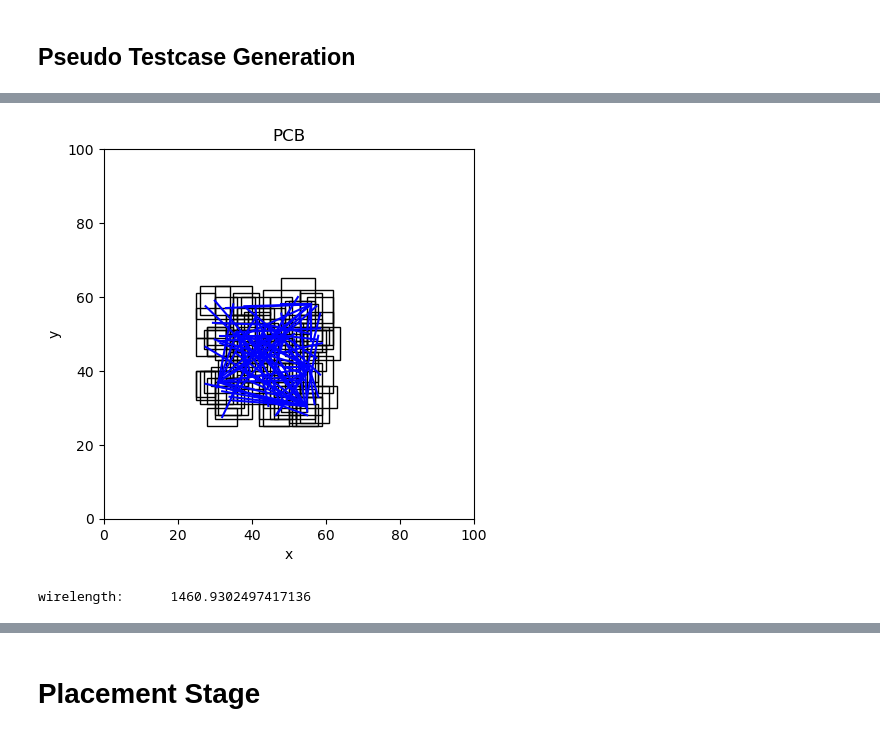
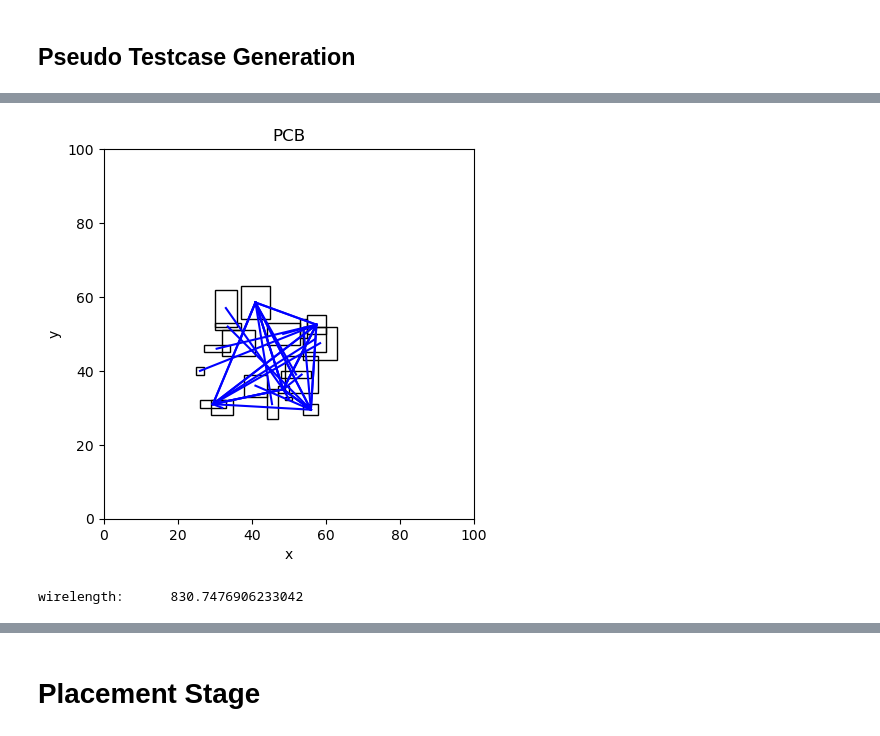
Before and after one commit to Dinple/PointCloudPlacer, a Jupyter notebook: run_baseline.ipynb, the cells around one changed output, grey strips where cells are left out. Saved outputs shown, nothing was run; the diff lists cells and outputs as text; code cells hidden in the pictures.

```diff
--- a/run_baseline.ipynb
+++ b/run_baseline.ipynb
@@ -78,17 +138,17 @@ net_1 box_1 ['box_1', 'box_3', 'box_5', 'box_7', 'box_9']
 # %%
 # pickle the canvas
-pickle_id = '09'
-# with open(f"./testcase/pcb_canvas_{pickle_id}.pkl", "wb") as f:
-#     pickle.dump(pcb_canvas, f)
+pickle_id = '10'
+with open(f"./testcase/pcb_canvas_{pickle_id}.pkl", "wb") as f:
+    pickle.dump(pcb_canvas, f)
 # load the canvas
 with open(f"./testcase/pcb_canvas_{pickle_id}.pkl", "rb") as f:
     pcb_canvas = pickle.load(f)
 
 pcb_canvas.plot()
 print("wirelength:\t", pcb_canvas.get_total_wirelength_from_cxy())
 # %% [output]
-[figure, old version]
+[figure, new version]
-wirelength:      1460.9302497417136
+wirelength:      830.7476906233042
 # %%
 # extract the current canvas dimension
 canvas_width = pcb_canvas.width
```
Also changed, not shown: parts of 4 cells of this notebook, 1 other file.
